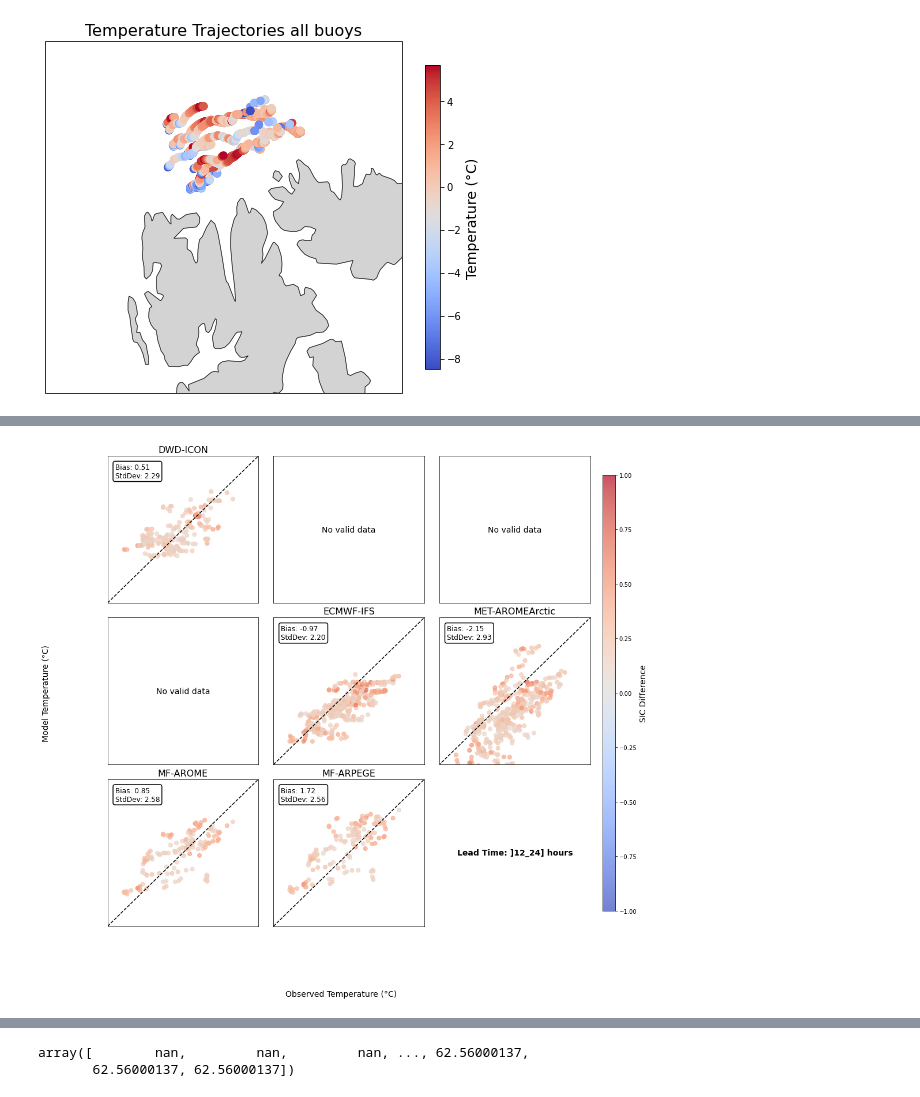
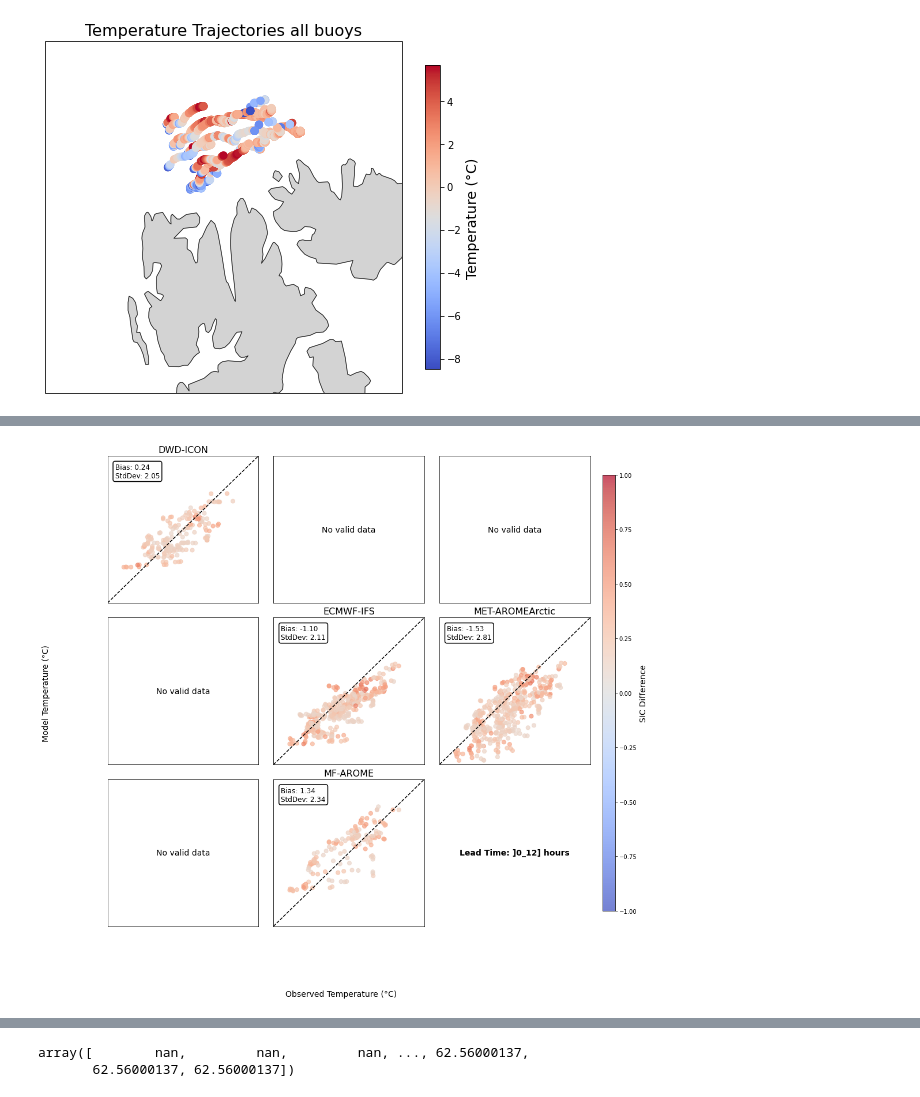
Before and after one commit to maltemuellerm/SvalMIZ2024, a Jupyter notebook: 06_TemperatureAlongTrajectory_Evaluation/Regional Plot of temperature drifters.ipynb, the cells around one changed output, grey strips where cells are left out. Saved outputs shown, nothing was run; the diff lists cells and outputs as text; code cells hidden in the pictures.

```diff
--- a/06_TemperatureAlongTrajectory_Evaluation/Regional Plot of temperature drifters.ipynb
+++ b/06_TemperatureAlongTrajectory_Evaluation/Regional Plot of temperature drifters.ipynb
@@ -19,8 +19,8 @@ import pandas as pd
 # %%
 startdate = datetime.strptime('2024-04-04 00:00:00','%Y-%m-%d %H:%M:%S')
 enddate   = datetime.strptime('2024-04-19 00:00:00','%Y-%m-%d %H:%M:%S')
-ifiletemp     = '/home/maltem/work/python/data/SvalMIZ2024/colocatedFiles/dataset_temp_complete.nc'
-ifiledrift    = '/home/maltem/work/python/data/SvalMIZ2024/colocatedFiles/dataset_trajectories_full.nc'
+ifiletemp     = '/home/maltem/work/python/SvalMIZ2024data/colocatedFiles/final/dataset_temp.nc'
+ifiledrift    = '/home/maltem/work/python/SvalMIZ2024data/colocatedFiles/final/dataset_trajectories_full.nc'
 # %%
 OMBtemp = xr.open_mfdataset(ifiletemp)
 # %%
@@ -339,7 +341,7 @@ plt.subplots_adjust(wspace=0.1, hspace=0.1)  # Adjust spacing
 start_date = pd.Timestamp('2024-04-04T00:00:00')
 end_date   = pd.Timestamp('2024-04-19T00:00:00')
 
-ldint = 1
+ldint = 0
 time_mask = (OMBtemp.time_ds >= start_date) & (OMBtemp.time_ds <= end_date)
 
 # Storage arrays
@@ -415,34 +417,34 @@ for model in range(9):  # Loop over 9 models
             # Set axis labels
             ax.set_title(f"{OMBtemp.model[model].values}", fontsize=16)
 
             # Add text box with Bias and Standard Deviation
             textstr = f'Bias: {bias:.2f}\nStdDev: {stde:.2f}'
             props = dict(boxstyle='round,pad=0.3', facecolor='white', edgecolor='black', linewidth=1.5)
             ax.text(0.05, 0.95, textstr, transform=ax.transAxes, fontsize=12,
                     verticalalignment='top', horizontalalignment='left', bbox=props)
 
         else:
             ax.set_xticks([])
             ax.set_yticks([])
             ax.text(0.5, 0.5, "No valid data", fontsize=14, ha='center', va='center', transform=ax.transAxes)
 
 # Global labels
 fig.supxlabel("Observed Temperature (°C)", fontsize=14)
 fig.supylabel("Model Temperature (°C)", fontsize=14)
 
 # Add colorbar
 cbar_ax = fig.add_axes([0.92, 0.15, 0.02, 0.7])  # Position colorbar
 cbar = plt.colorbar(sc, cax=cbar_ax)
 cbar.set_label("SIC Difference", fontsize=14)
 
 # Save figure
 filename = f"temp_vs_model_SIC_diff_{start_date}_to_{end_date}_leadtime_{ldint}_sicpositive.png"
 plt.savefig(filename, dpi=300, bbox_inches='tight')
 
 # Show plot
 plt.show()
 # %% [output]
-[figure, old version]
+[figure, new version]
 # %%
 import matplotlib.pyplot as plt
 import numpy as np
```
Also changed, not shown: parts of 4 cells of this notebook, 9 other files.
